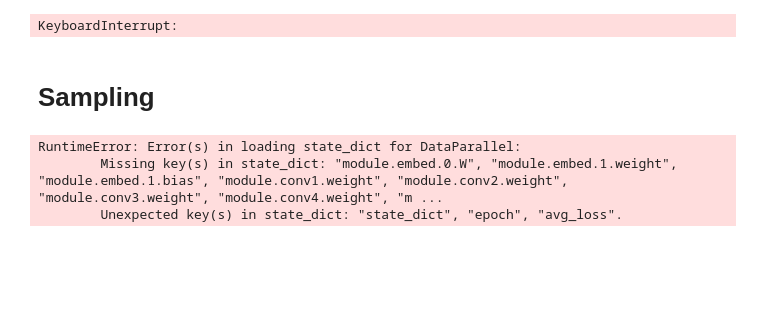
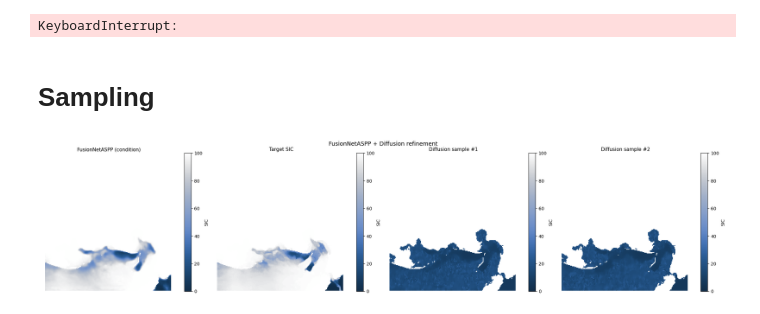
Before and after one commit to NinnaL/Master-thesis---Super-resolution-sea-ice-concentration-using-generative-AI, a Jupyter notebook: Code/diffusion_SR_ASIP_from_AMSR2.ipynb, the cells around one changed output. Saved outputs shown, nothing was run; the diff lists cells and outputs as text; code cells hidden in the pictures; blank space fills up the shorter version.

```diff
--- a/Code/diffusion_SR_ASIP_from_AMSR2.ipynb
+++ b/Code/diffusion_SR_ASIP_from_AMSR2.ipynb
@@ -440,7 +440,7 @@ def pc_sampler(score_model,
     # The last step does not include any noise
     return x_mean
 
-test = True
+test = False
 if test:
   # test
   ckpt = torch.load(DIFF_CKPT, map_location=device)
@@ -729,7 +727,10 @@ sic_trunc = truncate_colormap(cmc.cm.oslo, minval=0.2, maxval=1, n=100)
 # %%
 score_model = torch.nn.DataParallel(ScoreNet(marginal_prob_std=marginal_prob_std_fn))
 score_model = score_model.to(device)
-score_model.load_state_dict(torch.load(DIFF_CKPT, map_location=device))
+checkpoint = torch.load(DIFF_CKPT, map_location=device)
+state_dict = checkpoint['state_dict']
+
+score_model.load_state_dict(state_dict)
 score_model.eval()
 
 # Get a validation batch
@@ -750,34 +751,32 @@ x_estim  = sampler(score_model, marginal_prob_std_fn, diffusion_coeff_fn,
 x_estim2 = sampler(score_model, marginal_prob_std_fn, diffusion_coeff_fn,
                    y.nan_to_num(), batch_size=x.shape[0], num_steps=500, device=device)
 
 # ── Plot ──────────────────────────────────────────────────────────────────────
-idx      = 31
+idx      = 1
 mask_np  = mask[idx, 0].cpu().numpy().astype(bool)
 sic_np   = np.where(mask_np, np.nan, sic[idx, 0].cpu().numpy())
 y_np     = np.where(mask_np, np.nan, y[idx, 0].detach().cpu().numpy())
 y_np     = np.clip(y_np, 0, 100)  # clip condition to [0, 100] for better visualization
 est1_np  = np.where(mask_np, np.nan, x_estim[idx, 0].detach().cpu().numpy())
 est2_np  = np.where(mask_np, np.nan, x_estim2[idx, 0].detach().cpu().numpy())
 est1_np = np.clip(est1_np, 0, 100)
 est2_np = np.clip(est2_np, 0, 100)
 
 cmap = sic_trunc  # reuse colormap from cell 19
 vmin, vmax = 0, 100
 
 fig, axes = plt.subplots(1, 4, figsize=(22, 5))
 titles = ['FusionNetASPP (condition)', 'Target SIC', 'Diffusion sample #1', 'Diffusion sample #2']
 arrays = [y_np, sic_np, est1_np, est2_np]
 
 for ax, arr, title in zip(axes, arrays, titles):
     im = ax.imshow(arr, cmap=cmap, vmin=vmin, vmax=vmax, interpolation='nearest')
     ax.set_title(title, fontsize=11)
     ax.axis('off')
     plt.colorbar(im, ax=ax, fraction=0.046, label='SIC')
 
 plt.suptitle('FusionNetASPP + Diffusion refinement', fontsize=13)
 plt.tight_layout()
 plt.show()
 # %% [output]
-RuntimeError: Error(s) in loading state_dict for DataParallel:
-        Missing key(s) in state_dict: "module.embed.0.W", "module.embed.1.weight", "module.embed.1.bias", "module.conv1.weight", "module.conv2.weight", "module.conv3.weight", "module.conv4.weight", "m ...
-        Unexpected key(s) in state_dict: "state_dict", "epoch", "avg_loss".
+[figure, added]
```
Also changed, not shown: parts of 3 cells of this notebook, 4 other files.
